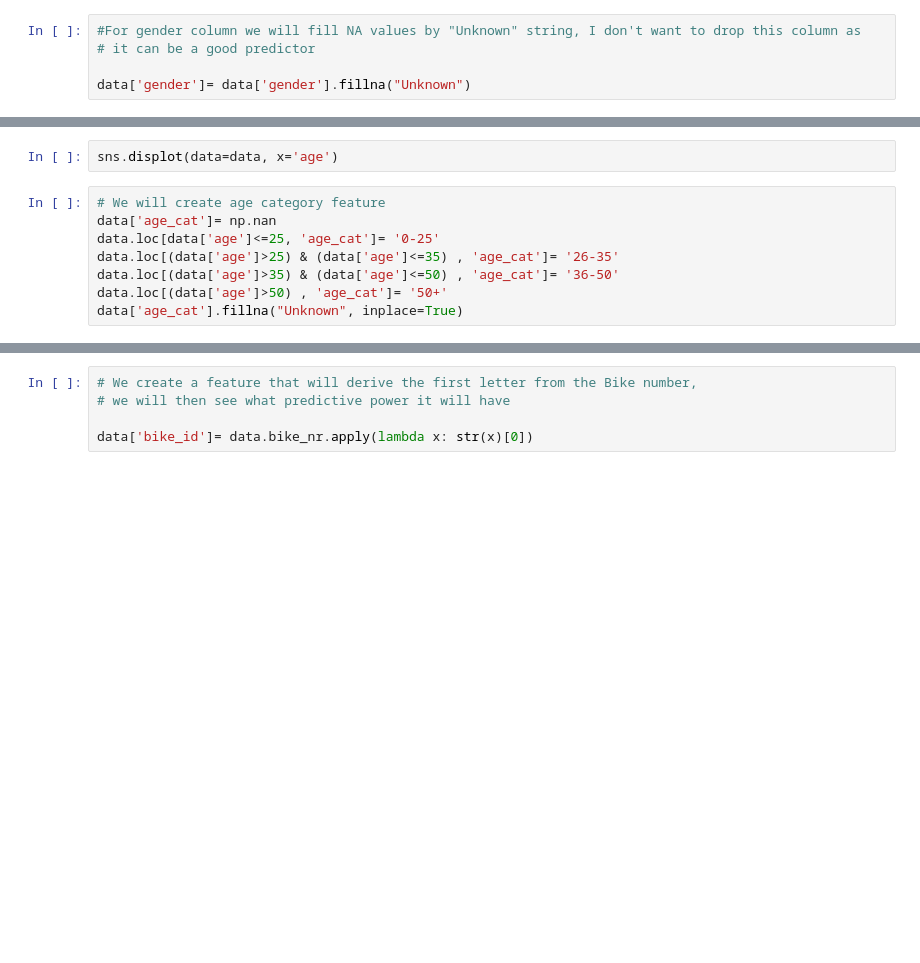
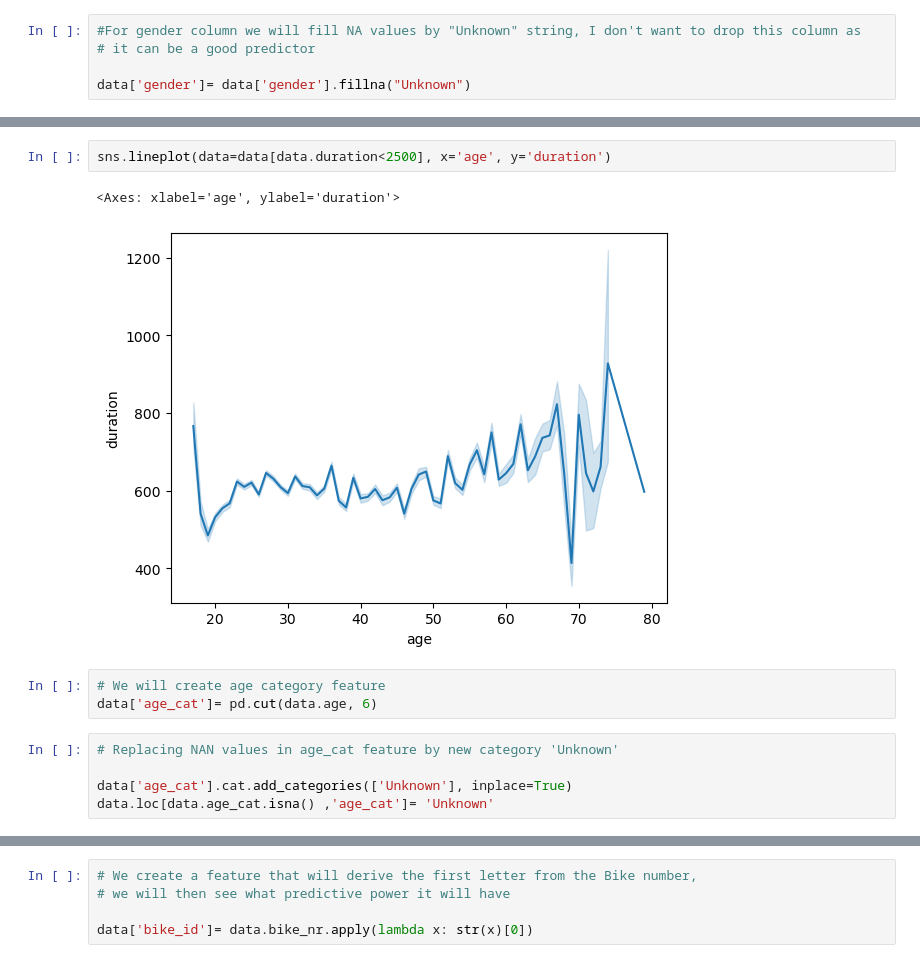
Before and after one commit to krasik512/Boston-bike-rides-duration, a Jupyter notebook: Boston Bike rides duration prediction.ipynb, the cells around one changed output, grey strips where cells are left out. Cells and saved outputs as stored; diff of their text form; blank space fills up the shorter version.

```diff
--- a/Boston Bike rides duration prediction.ipynb
+++ b/Boston Bike rides duration prediction.ipynb
@@ -306,10 +317,13 @@ data[['year', 'birth_date', 'age']]
 # %%
-sns.displot(data=data, x='age')
+sns.lineplot(data=data[data.duration<2500], x='age', y='duration')
+# %% [output]
+<Axes: xlabel='age', ylabel='duration'>
+[figure, added]
 # %%
 # We will create age category feature
-data['age_cat']= np.nan
-data.loc[data['age']<=25, 'age_cat']= '0-25'
-data.loc[(data['age']>25) & (data['age']<=35) , 'age_cat']= '26-35'
-data.loc[(data['age']>35) & (data['age']<=50) , 'age_cat']= '36-50'
-data.loc[(data['age']>50) , 'age_cat']= '50+'
-data['age_cat'].fillna("Unknown", inplace=True)
+data['age_cat']= pd.cut(data.age, 6)
+# %%
+# Replacing NAN values in age_cat feature by new category 'Unknown'
+
+data['age_cat'].cat.add_categories(['Unknown'], inplace=True)
+data.loc[data.age_cat.isna() ,'age_cat']= 'Unknown'
```
Also changed, not shown: parts of 39 cells of this notebook.
